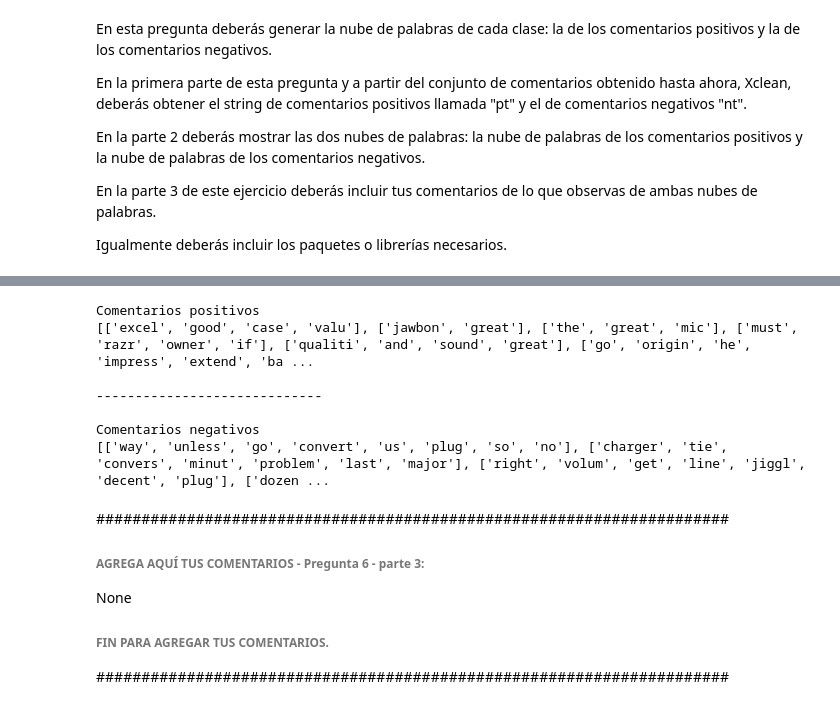
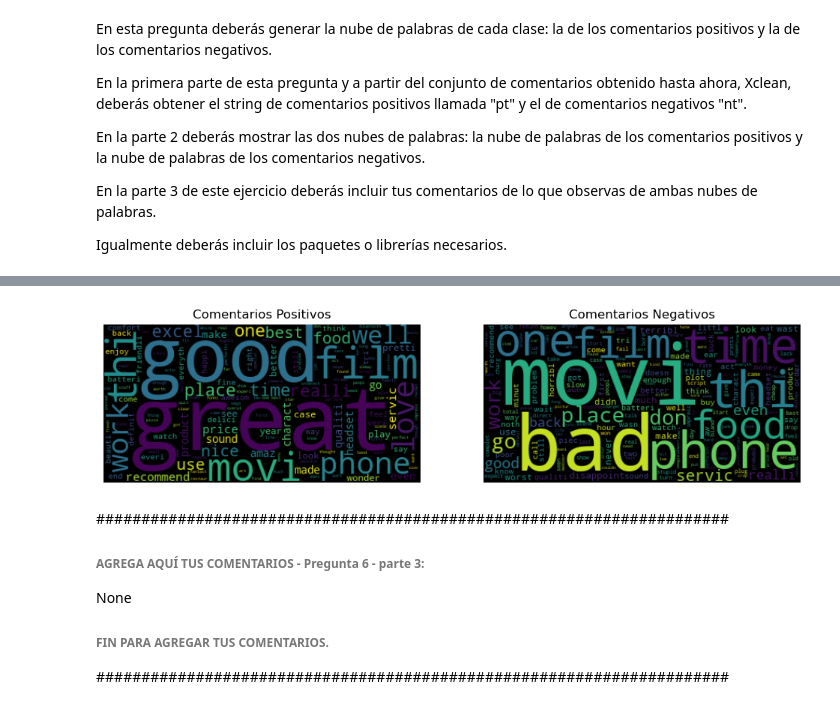
Before and after one commit to Tieralx/NLP, a Jupyter notebook: MNA_NLP_semanas_03_04_Actividad.ipynb, the cells around one changed output, grey strips where cells are left out. Saved outputs shown, nothing was run; the diff lists cells and outputs as text; code cells hidden in the pictures.

```diff
--- a/MNA_NLP_semanas_03_04_Actividad.ipynb
+++ b/MNA_NLP_semanas_03_04_Actividad.ipynb
@@ -457,25 +494,34 @@ for i in range(len(Y)):
 # %%
 ##############################################################################
 # AGREGA AQUÍ TUS LÍNEAS DE CÓDIGO - Pregunta 6 - parte 2:
 
-print('Comentarios positivos')
-print(pt)
-print('\n-----------------------------\n')
-print('Comentarios negativos')
-print(nt)
+#print('Comentarios positivos')
+#print(pt)
+#print('\n-----------------------------\n')
+#print('Comentarios negativos')
+#print(nt)
+from wordcloud import WordCloud
+fig, (ax1, ax2) = plt.subplots(1, 2, figsize=(12,12))
 
+# Nube de palabras de comentarios positivos:
+wordcloudnn = WordCloud().generate(pt)
+ax1.imshow(wordcloudnn, interpolation='bilinear')
+ax1.axis("off")
+ax1.set_title('Comentarios Positivos')
+
+# Nube de palabras de comentarios negativos:
+wordcloudnn = WordCloud().generate(nt)
+ax2.imshow(wordcloudnn, interpolation='bilinear')
+ax2.axis("off")
+ax2.set_title('Comentarios Negativos')
+
+plt.show()
 
 
 # FIN PARA AGREGAR TUS LÍNEAS DE CÓDIGO.
 ##############################################################################
 # %% [output]
-Comentarios positivos
-[['excel', 'good', 'case', 'valu'], ['jawbon', 'great'], ['the', 'great', 'mic'], ['must', 'razr', 'owner', 'if'], ['qualiti', 'and', 'sound', 'great'], ['go', 'origin', 'he', 'impress', 'extend', 'ba ...
-
------------------------------
-
-Comentarios negativos
-[['way', 'unless', 'go', 'convert', 'us', 'plug', 'so', 'no'], ['charger', 'tie', 'convers', 'minut', 'problem', 'last', 'major'], ['right', 'volum', 'get', 'line', 'jiggl', 'decent', 'plug'], ['dozen ...
+[figure, added]
 # %% [markdown]
 ######################################################################
 ###### **AGREGA AQUÍ TUS COMENTARIOS - Pregunta 6 - parte 3:**
```
Also changed, not shown: parts of 4 cells of this notebook.
